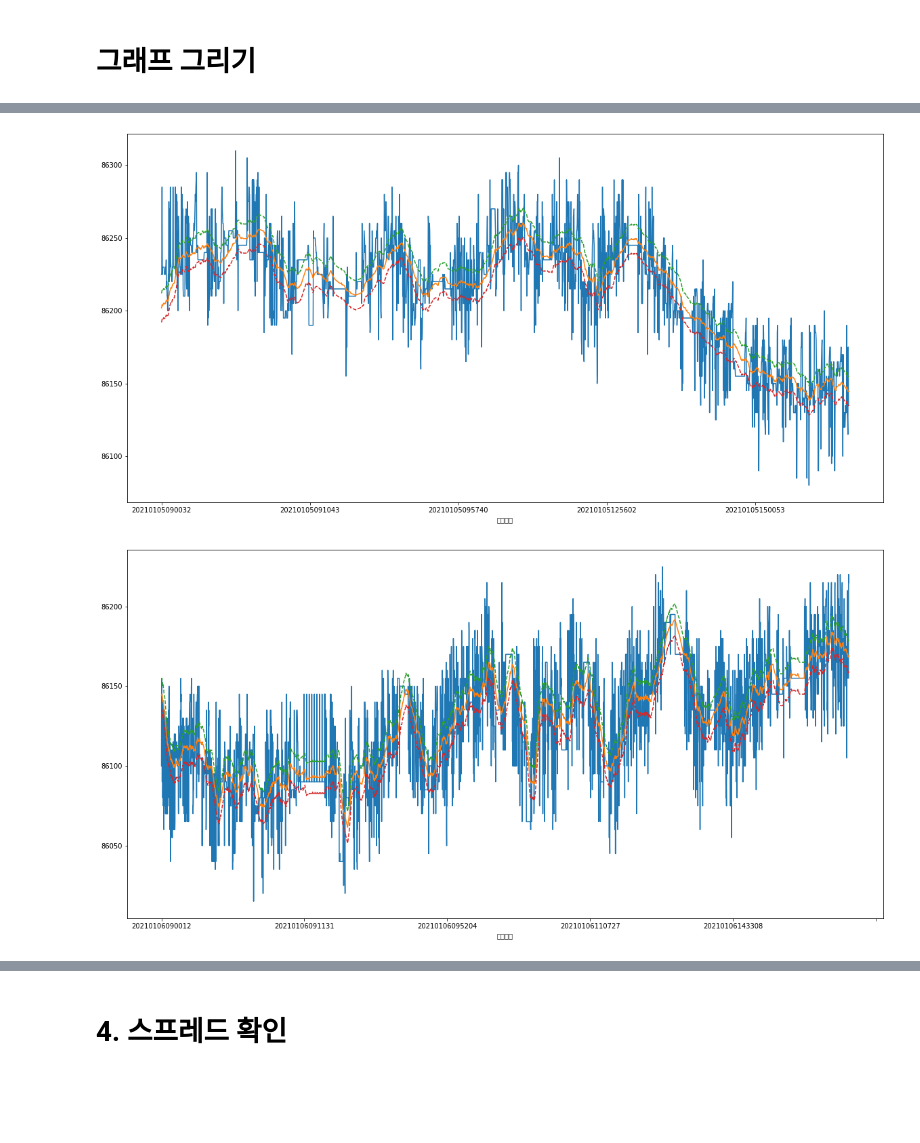
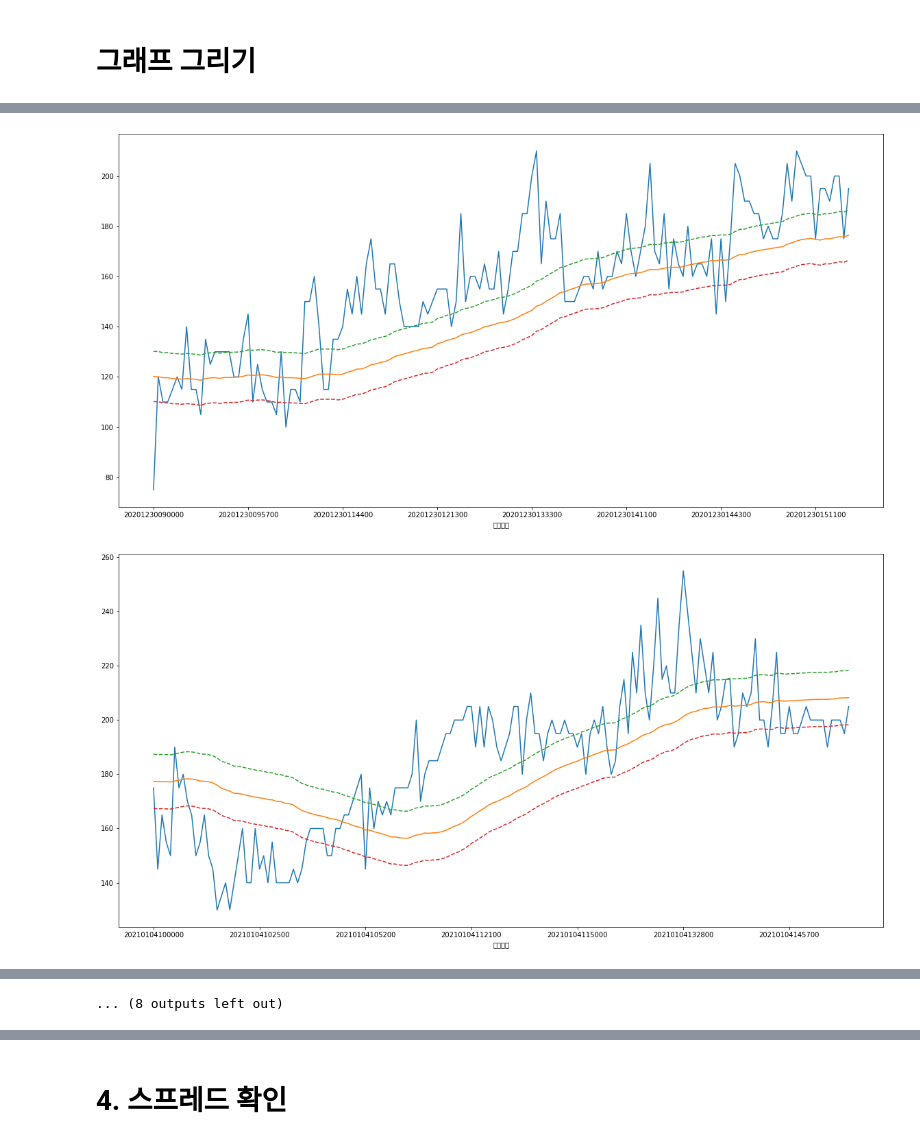
Before and after one commit to hyungchanchoi/AlgorithmTrading_pykiwoom, a Jupyter notebook: analysis/kodex200_kodex_active_analy.ipynb, the cells around one changed output, grey strips where cells are left out. Cells and saved outputs as stored; diff of their text form; code cells hidden in the pictures; blank space fills up the shorter version.

```diff
--- a/analysis/kodex200_kodex_active_analy.ipynb
+++ b/analysis/kodex200_kodex_active_analy.ipynb
@@ -33,21 +32,23 @@ def one_day(temp,test_day):
 # %% [markdown]
 # - 과거 1분단위 데이터 받아오기
 # %%
-now = '20210109'
+now = '20210128'
 
-kodex200 = pd.read_pickle('kodex200_'+now)
-kodex_inv = pd.read_pickle('kodexinv_'+now)
+kodex200 = pd.read_pickle('KODEX 200TR(m)_'+now)
+kodex_active = pd.read_pickle('KODEX 혁신기술테마액티브(m)_'+now)
 
-temp =  pd.merge(left = kodex200 , right = kodex_inv, how = "inner", on = "체결시간")
+temp =  pd.merge(left = kodex200 , right = kodex_active, how = "inner", on = "체결시간")
 temp = temp.set_index('체결시간')
-temp.columns = ['kodex200','volume','kodex_inv','volume']
-temp = temp[['kodex200','kodex_inv']]
+temp.columns = ['kodex200','volume','kodex_active','volume']
+temp = temp[['kodex200','kodex_active']]
 
-temp['kodex200']=pd.to_numeric(temp['kodex200'])
-temp['kodex_inv']=pd.to_numeric(temp['kodex_inv'])
-temp['kodex_inv'] = temp['kodex_inv']*11
-temp['spread'] = temp['kodex200'] + temp['kodex_inv']
-temp['ma60_spread'] = temp['spread'].rolling(window=60, center=False).mean()
+temp['kodex200']= abs(pd.to_numeric(temp['kodex200']))
+temp['kodex_active']=abs(pd.to_numeric(temp['kodex_active']))
+temp['kodex_active'] = temp['kodex_active']
+temp['spread'] = temp['kodex200'] - temp['kodex_active']
+# temp['ma60_spread'] = temp['spread'].rolling(window=60, center=False).mean()
+temp['kodex200_cumret']= np.log(temp['kodex200']/temp['kodex200'][0])
+temp['kodex_active_cumret']= np.log(temp['kodex_active']/temp['kodex_active'][0])
 
 temp
 # %% [output]
@@ -70,14 +82,17 @@ temp
 # %%
 df = {}
 calender = []
-for date in range(20210101,20210109):
+for date in range(20200929,20210128):
+    if 20201231< date <20210101:
+        continue
     temps = pd.DataFrame()
     temps = one_day(temp,date)
     try:
-        # ratio  = int((temps['kodex200'] / temps['kodex_inv']).mean)
-        temps['ma60_mean'] = temps['spread'].rolling(window=60, center=False).mean()
-        temps['ma60_std'] = temps['spread'].rolling(window=60, center=False).std()
-        temps['ma60_zscore'] = (temps['spread'] - temps['ma60_mean']) / temps['ma60_std']
+        temp['spread'] = temp['kodex200'] - temp['kodex_active']
+        temp['ma60_spread'] = temp['spread'].rolling(window=60, center=False).mean()
+        # temps['ma60_mean'] = temps['spread'].rolling(window=60, center=False).mean()
+        # temps['ma60_std'] = temps['spread'].rolling(window=60, center=False).std()
+        # temps['ma60_zscore'] = (temps['spread'] - temps['ma60_mean']) / temps['ma60_std']
         df[str(date)] = temps
         if len(temps) != 0:
             calender.append(str(date))
@@ -107,7 +102,7 @@ See the caveats in the documentation: https://pandas.pydata.org/pandas-docs/stab
 # %% [markdown]
 # 그래프 그리기
 # %%
-for date in calender:
+for date in calender[-20:]:
     plt.rcParams["figure.figsize"] = (20, 10)
     df[date]['spread'].plot()
     df[date]['ma60_spread'].plot()
@@ -116,7 +111,7 @@ for date in calender:
     temp_high.plot(linestyle='--')
     temp_low.plot(linestyle='--')
     # df[date]['kodex200'].plot()
-    # df[date]['kodex_inv'].plot()
+    # df[date]['kodex_active'].plot()
     # plt.axhline((0.0003), color='red', linestyle='--')
     # plt.axhline((-0.0003), color='red', linestyle='--')
     plt.show()
@@ -125,2 +120,2 @@ for date in calender:
-[figure, old version]
+[figure, new version]
-[figure, old version]
+[figure, new version]
@@ -129,3 +131,4 @@ for date in calender:
+... (8 outputs left out)
 # %%
 plt.rcParams["figure.figsize"] = (30, 15)
 # temp['kodex200_cumret'].plot()
```
Also changed, not shown: parts of 25 cells of this notebook.
